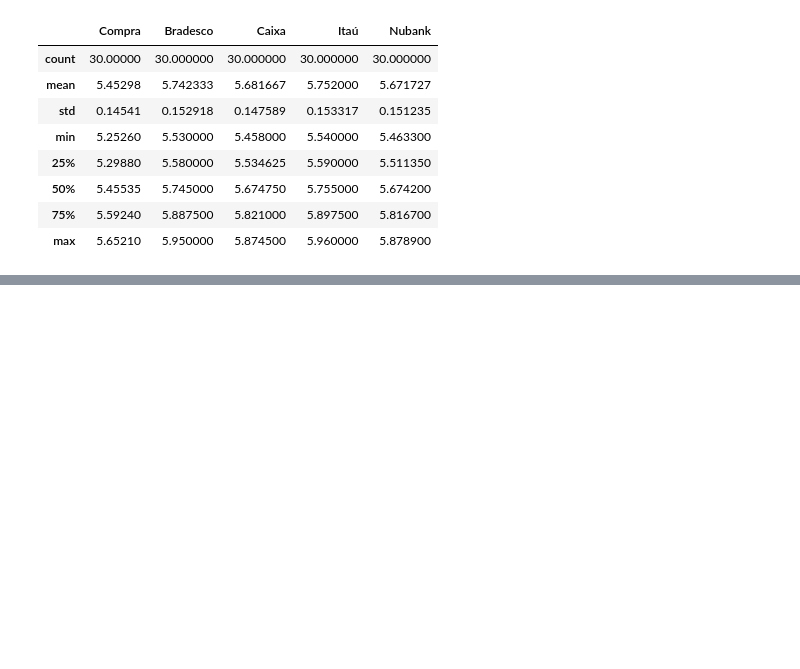
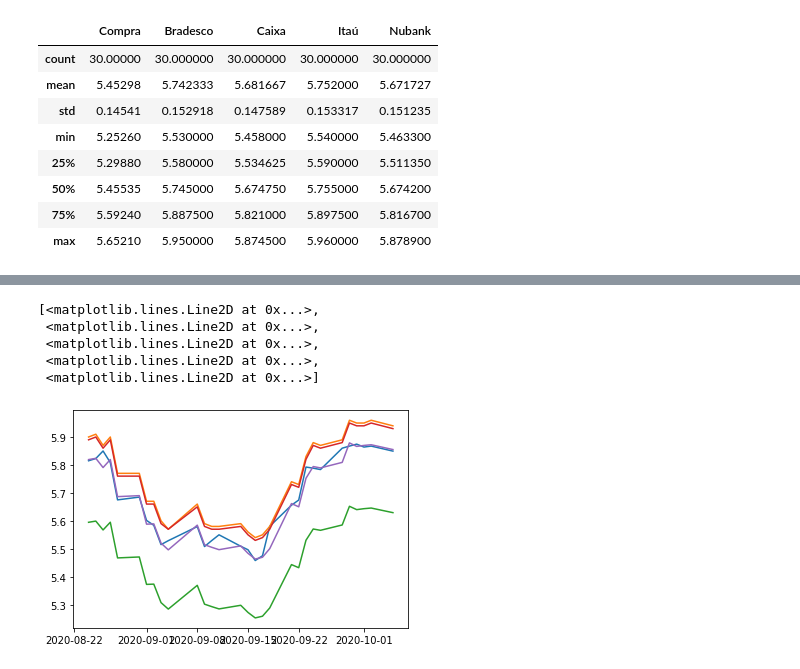
Before and after one commit to analetisouza/taxa-dolar-credito, a Jupyter notebook: taxa_dolar_credito.ipynb, the cells around one changed output, grey strips where cells are left out. Cells and saved outputs as stored; diff of their text form; code cells hidden in the pictures; blank space fills up the shorter version.

```diff
--- a/taxa_dolar_credito.ipynb
+++ b/taxa_dolar_credito.ipynb
@@ -205,0 +215,9 @@ df_analise.describe()
+# %%
+plt.plot(df_analise['Data'], df_analise['Caixa'], df_analise['Data'], df_analise['Itaú'], df_analise['Data'], df_analise['Compra'], df_analise['Data'], df_analise['Bradesco'], df_analise['Data'], df_analise['Nubank'])
+# %% [output]
+[<matplotlib.lines.Line2D at 0x...>,
+ <matplotlib.lines.Line2D at 0x...>,
+ <matplotlib.lines.Line2D at 0x...>,
+ <matplotlib.lines.Line2D at 0x...>,
+ <matplotlib.lines.Line2D at 0x...>]
+[figure, added]
```
Also changed, not shown: parts of 8 cells of this notebook.
